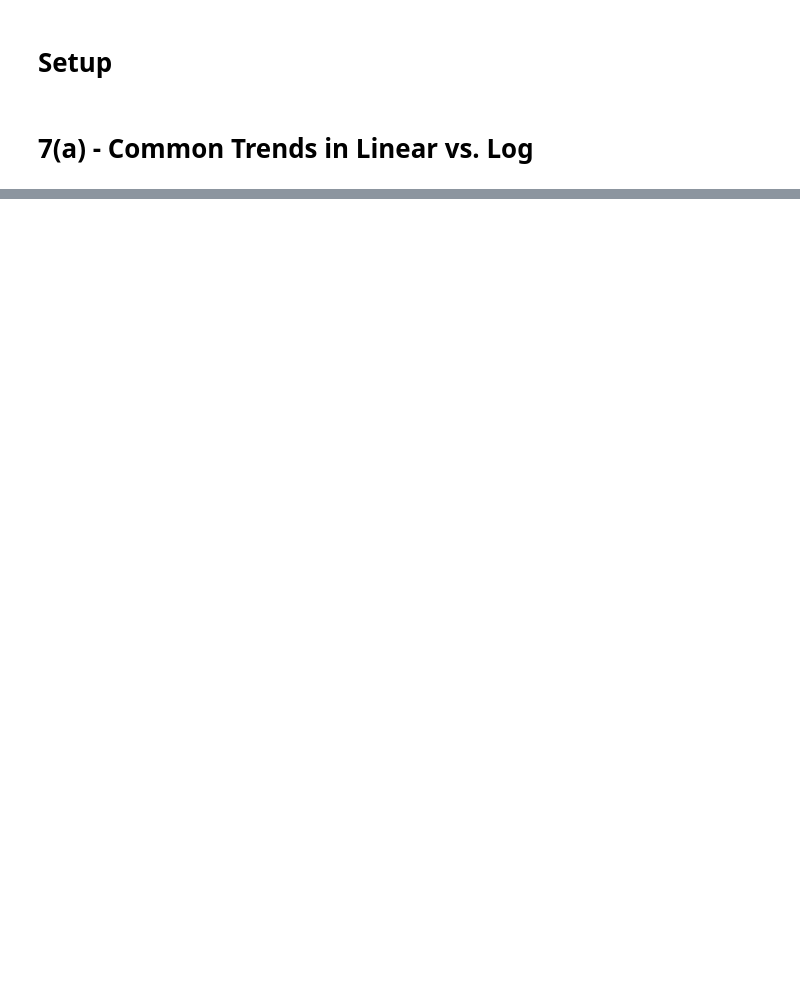
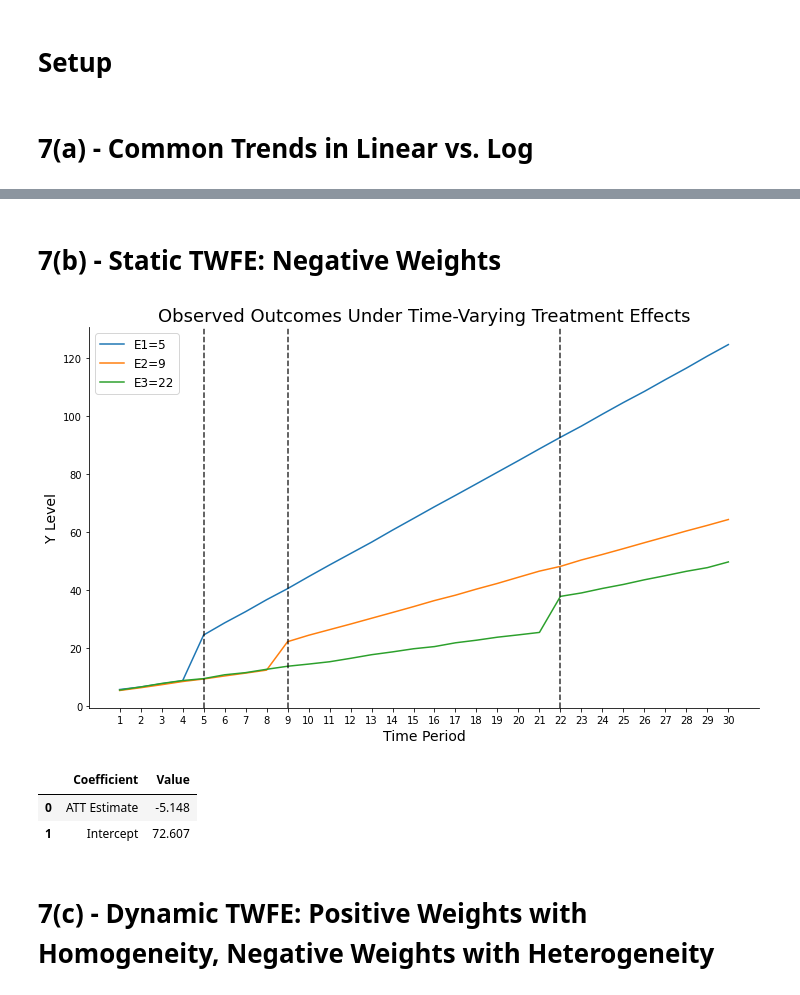
Before and after one commit to stevenbuschbach/Applied-Microeconometrics, a Jupyter notebook: q7/q7_code.ipynb, the cells around one changed output, grey strips where cells are left out. Cells and saved outputs as stored; diff of their text form; code cells hidden in the pictures; blank space fills up the shorter version.

```diff
--- a/q7/q7_code.ipynb
+++ b/q7/q7_code.ipynb
@@ -331,0 +115,2 @@ plt.show()
+# %% [markdown]
+# 7(b) - Static TWFE: Negative Weights
@@ -331,0 +142,59 @@ plt.show()
+# %%
+fig,ax = plt.subplots(figsize=(12,7))
+
+# Formatting stuff
+ax.spines['top'].set_visible(False)
+ax.spines['right'].set_visible(False)
+
+# Plot 1 main stuff
+ax.plot(agg_df.loc[agg_df.cohort == 5, 'time'], agg_df.loc[agg_df.cohort == 5, 'y'])
+ax.plot(agg_df.loc[agg_df.cohort == 9, 'time'], agg_df.loc[agg_df.cohort == 9, 'y'])
+ax.plot(agg_df.loc[agg_df.cohort == 22, 'time'], agg_df.loc[agg_df.cohort == 22, 'y'])
+
+# Vertical/horizontal lines
+ax.axvline(x=5, color='black', linestyle='dashed', alpha=0.8)
+ax.axvline(x=9, color='black', linestyle='dashed', alpha=0.8)
+ax.axvline(x=22, color='black', linestyle='dashed', alpha=0.8)
+
+# Axis mess
+ax.set_xticks(np.arange(1,T+1))
+ax.set_xlabel("Time Period", size=14)
+ax.set_ylabel("Y Level", size=14)
+
+# Legend
+ax.legend(['E1=5','E2=9','E3=22'], fontsize=12)
+
+# Titles
+ax.set_title("Observed Outcomes Under Time-Varying Treatment Effects", size=18)
+
+# Save out
+plt.savefig("./q7_output/q7b_chart.png")
+plt.show()
+# %% [output]
+[figure, added]
+# %%
+# Build regression df
+reg_df            = copy.deepcopy(df)
+reg_df['_const']  = 1.0
+unit_dummies      = pd.get_dummies(df['id'])
+time_dummies      = pd.get_dummies(df['time'])
+unit_cols         = [f'i: {col}' for col in unit_dummies.columns]
+time_cols         = [f't: {col}' for col in time_dummies.columns]
+reg_df[unit_cols] = unit_dummies
+reg_df[time_cols] = time_dummies
+
+# Get regression matrices
+X = np.array(reg_df[['D','_const']+unit_cols[:-1]+time_cols[:-1]])
+y = np.array(reg_df['y'])[:,None]
+
+# Get regression results
+beta    = (np.linalg.inv(X.T @ X) @ X.T @ y)[0:2]
+beta_df = pd.DataFrame({"Coefficient":["ATT Estimate","Intercept"], "Value":np.round(beta.ravel(),3)})
+beta_df.to_latex("./q7_output/q7b_table.tex", index=False)
+beta_df
+# %% [output]
+|  | Coefficient | Value |
+| 0 | ATT Estimate | -5.148 |
+| 1 | Intercept | 72.607 |
+# %% [markdown]
+# 7(c) - Dynamic TWFE: Positive Weights with Homogeneity, Negative Weights with Heterogeneity
```
Also changed, not shown: parts of 38 cells of this notebook, 9 other files.
